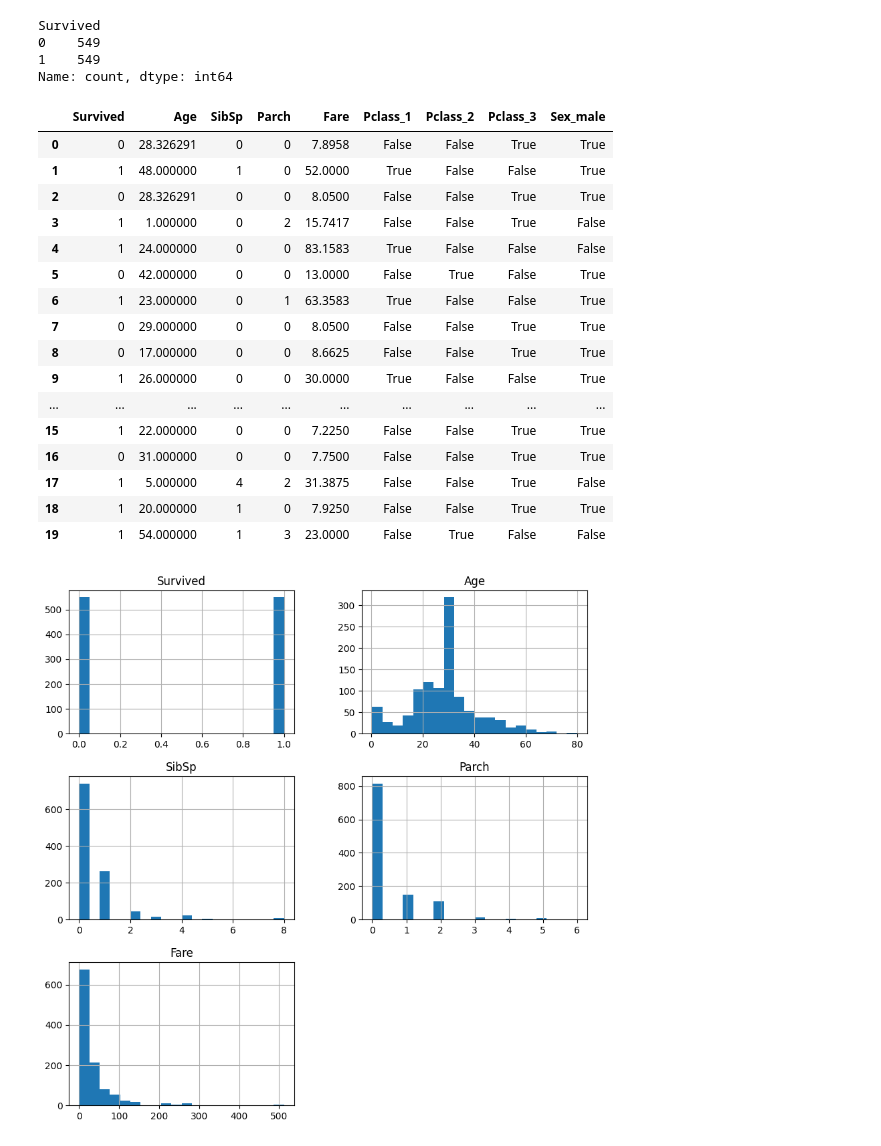
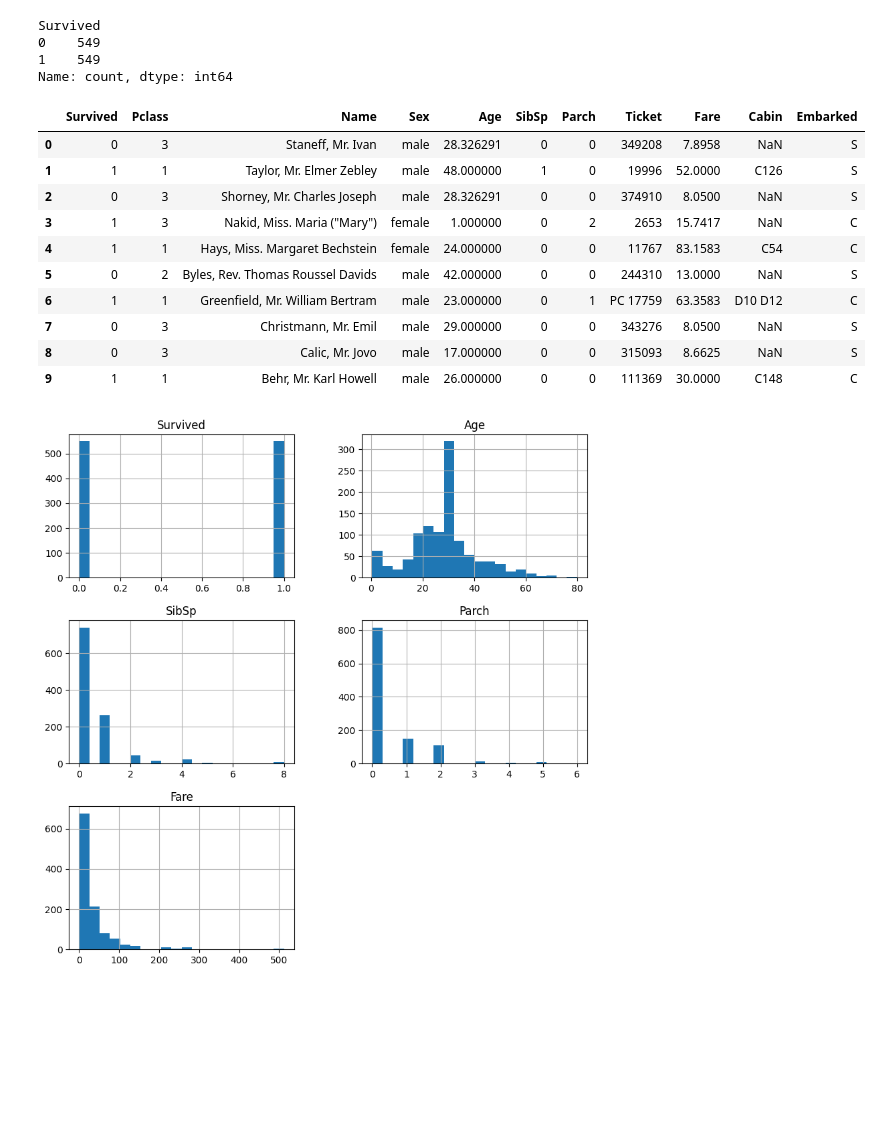
Before and after one commit to Epoxyra/Titanic-survival-prediction, a Jupyter notebook: titanic.ipynb, the cells around one changed output. Drawn from its saved outputs; the diff is of its cells as text; code cells hidden in the pictures; blank space fills up the shorter version.

```diff
--- a/titanic.ipynb
+++ b/titanic.ipynb
@@ -93,6 +93,22 @@ Survived
 0    549
 1    549
 Name: count, dtype: int64
+# %%
+# There are some NaN values for  the Age variable, replace them by the mean Age
+df_balanced['Age']= df_balanced['Age'].fillna(df_balanced['Age'].mean())
+df_balanced.head(10)
+# %% [output]
+|  | Survived | Pclass | Name | Sex | Age | SibSp | Parch | Ticket | Fare | Cabin | Embarked |
+| 0 | 0 | 3 | Staneff, Mr. Ivan | male | 28.326291 | 0 | 0 | 349208 | 7.8958 | NaN | S |
+| 1 | 1 | 1 | Taylor, Mr. Elmer Zebley | male | 48.000000 | 1 | 0 | 19996 | 52.0000 | C126 | S |
+| 2 | 0 | 3 | Shorney, Mr. Charles Joseph | male | 28.326291 | 0 | 0 | 374910 | 8.0500 | NaN | S |
+| 3 | 1 | 3 | Nakid, Miss. Maria ("Mary") | female | 1.000000 | 0 | 2 | 2653 | 15.7417 | NaN | C |
+| 4 | 1 | 1 | Hays, Miss. Margaret Bechstein | female | 24.000000 | 0 | 0 | 11767 | 83.1583 | C54 | C |
+| 5 | 0 | 2 | Byles, Rev. Thomas Roussel Davids | male | 42.000000 | 0 | 0 | 244310 | 13.0000 | NaN | S |
+| 6 | 1 | 1 | Greenfield, Mr. William Bertram | male | 23.000000 | 0 | 1 | PC 17759 | 63.3583 | D10 D12 | C |
+| 7 | 0 | 3 | Christmann, Mr. Emil | male | 29.000000 | 0 | 0 | 343276 | 8.0500 | NaN | S |
+| 8 | 0 | 3 | Calic, Mr. Jovo | male | 17.000000 | 0 | 0 | 315093 | 8.6625 | NaN | S |
+| 9 | 1 | 1 | Behr, Mr. Karl Howell | male | 26.000000 | 0 | 0 | 111369 | 30.0000 | C148 | C |
 # %%
 # Get rid of the unused variables
 df_balanced = df_balanced.drop('Name', axis=1)
@@ -108,28 +124,6 @@ df_dummies = pd.get_dummies(df_balanced)
 # %%
 # Drop the Sex_female variable as it carries the same information as Sex_male
 df_dummies = df_dummies.drop('Sex_female', axis=1)
-# %%
-# There are some NaN values for  the Age variable, replace them by the mean Age
-df_dummies = df_dummies.fillna(df_dummies.mean())
-df_dummies.head(20)
-# %% [output]
-|  | Survived | Age | SibSp | Parch | Fare | Pclass_1 | Pclass_2 | Pclass_3 | Sex_male |
-| 0 | 0 | 28.326291 | 0 | 0 | 7.8958 | False | False | True | True |
-| 1 | 1 | 48.000000 | 1 | 0 | 52.0000 | True | False | False | True |
-| 2 | 0 | 28.326291 | 0 | 0 | 8.0500 | False | False | True | True |
-| 3 | 1 | 1.000000 | 0 | 2 | 15.7417 | False | False | True | False |
-| 4 | 1 | 24.000000 | 0 | 0 | 83.1583 | True | False | False | False |
-| 5 | 0 | 42.000000 | 0 | 0 | 13.0000 | False | True | False | True |
-| 6 | 1 | 23.000000 | 0 | 1 | 63.3583 | True | False | False | True |
-| 7 | 0 | 29.000000 | 0 | 0 | 8.0500 | False | False | True | True |
-| 8 | 0 | 17.000000 | 0 | 0 | 8.6625 | False | False | True | True |
-| 9 | 1 | 26.000000 | 0 | 0 | 30.0000 | True | False | False | True |
-| ... | ... | ... | ... | ... | ... | ... | ... | ... | ... |
-| 15 | 1 | 22.000000 | 0 | 0 | 7.2250 | False | False | True | True |
-| 16 | 0 | 31.000000 | 0 | 0 | 7.7500 | False | False | True | True |
-| 17 | 1 | 5.000000 | 4 | 2 | 31.3875 | False | False | True | False |
-| 18 | 1 | 20.000000 | 1 | 0 | 7.9250 | False | False | True | True |
-| 19 | 1 | 54.000000 | 1 | 3 | 23.0000 | False | True | False | False |
 # %%
 df_dummies.hist(bins=20, figsize=(10, 10))
 plt.show()
```
Also changed, not shown: parts of 8 cells of this notebook, 1 other file.
